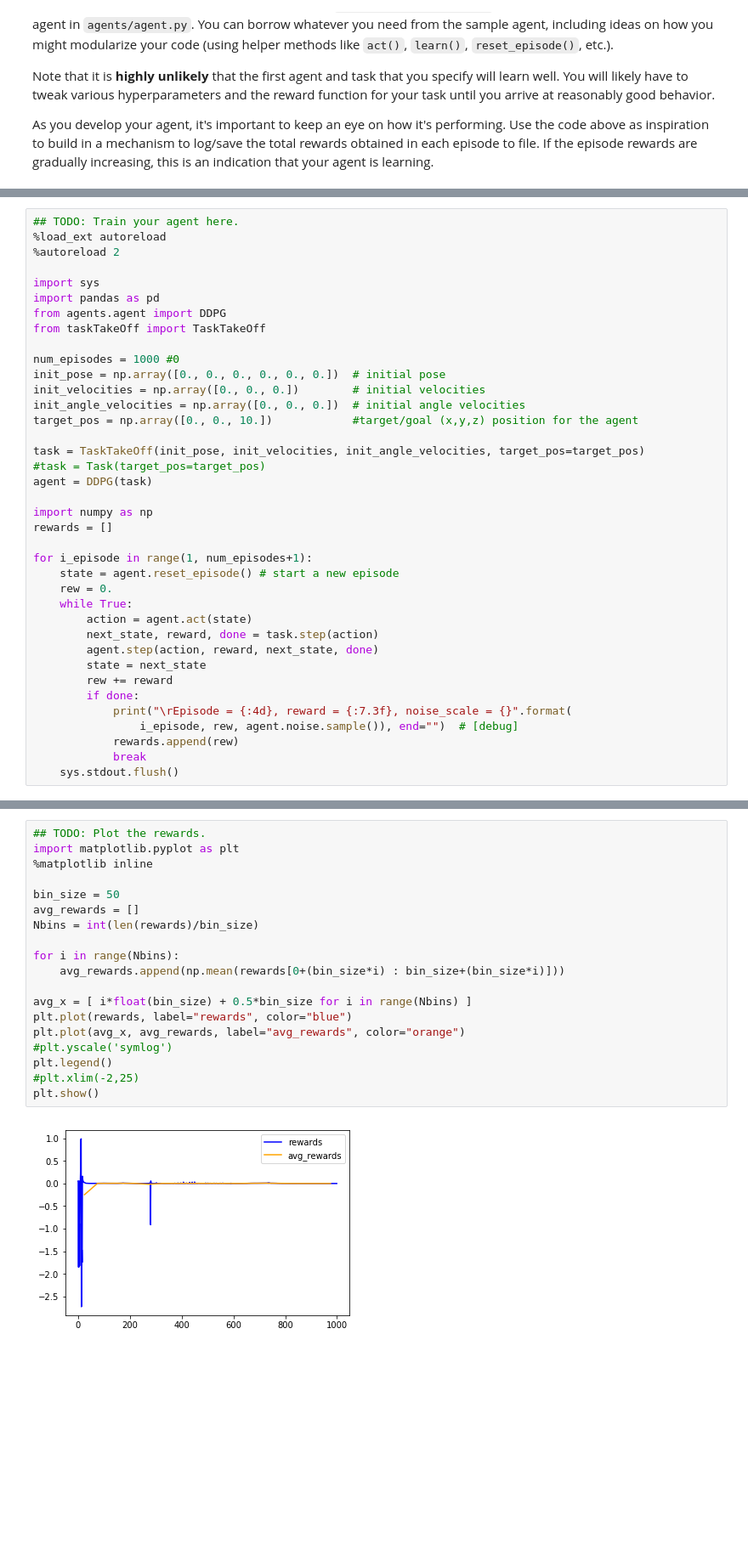
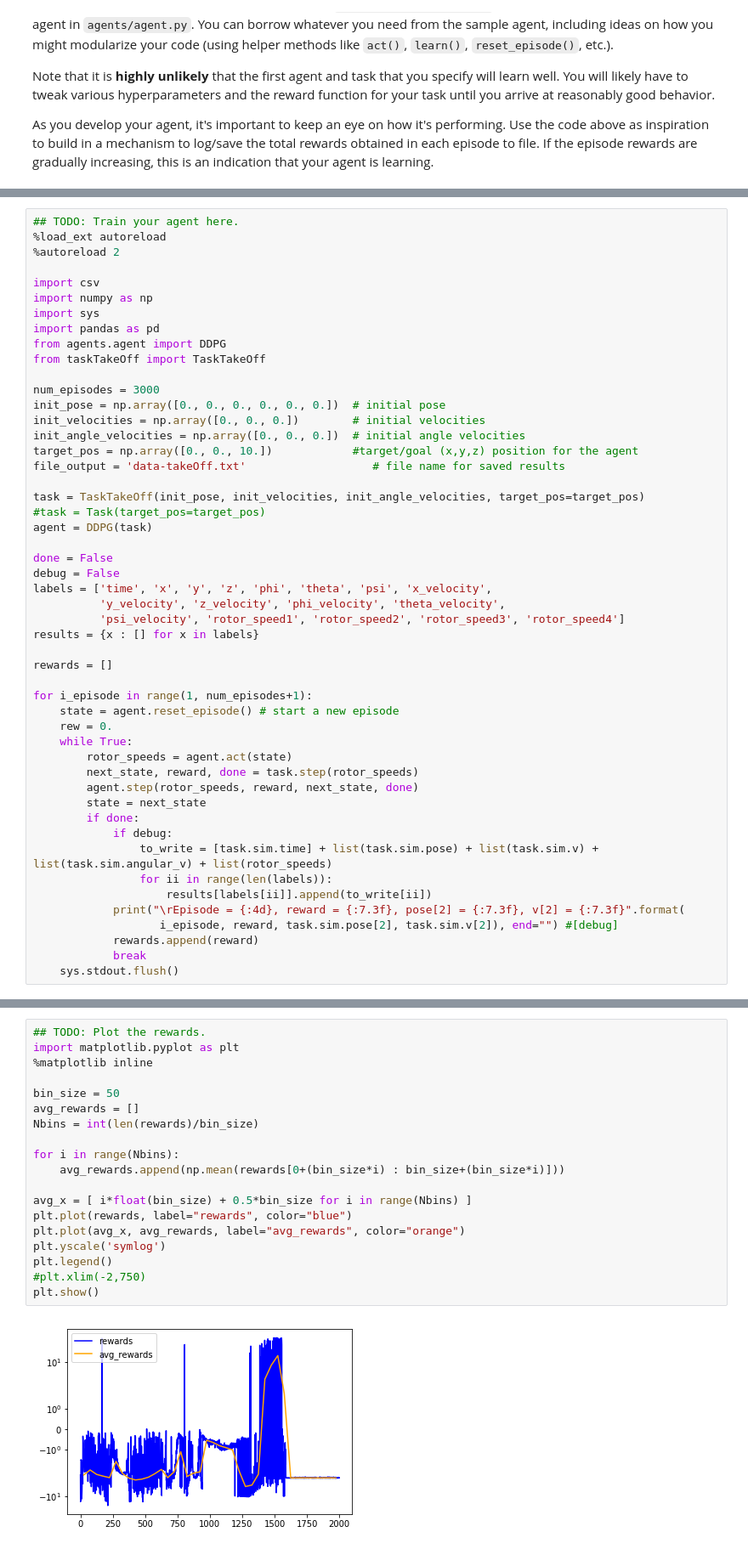
Before and after one commit to vykozlov/RL-Quadcopter-2, a Jupyter notebook: Quadcopter_Project.ipynb, the cells around one changed output, grey strips where cells are left out. Shown: that part at 85% size. Saved outputs shown, nothing was run; the diff lists cells and outputs as text; blank space fills up the shorter version.

```diff
--- a/Quadcopter_Project.ipynb
+++ b/Quadcopter_Project.ipynb
@@ -217,37 +202,49 @@ As you develop your agent, it's important to keep an eye on how it's performing.
 %load_ext autoreload
 %autoreload 2
 
+import csv
+import numpy as np
 import sys
 import pandas as pd
 from agents.agent import DDPG
 from taskTakeOff import TaskTakeOff
 
-num_episodes = 1000 #0
+num_episodes = 3000
 init_pose = np.array([0., 0., 0., 0., 0., 0.])  # initial pose
 init_velocities = np.array([0., 0., 0.])        # initial velocities
 init_angle_velocities = np.array([0., 0., 0.])  # initial angle velocities
 target_pos = np.array([0., 0., 10.])            #target/goal (x,y,z) position for the agent
+file_output = 'data-takeOff.txt'                   # file name for saved results
 
 task = TaskTakeOff(init_pose, init_velocities, init_angle_velocities, target_pos=target_pos)
 #task = Task(target_pos=target_pos)
 agent = DDPG(task)
 
-import numpy as np
+done = False
+debug = False
+labels = ['time', 'x', 'y', 'z', 'phi', 'theta', 'psi', 'x_velocity',
+          'y_velocity', 'z_velocity', 'phi_velocity', 'theta_velocity',
+          'psi_velocity', 'rotor_speed1', 'rotor_speed2', 'rotor_speed3', 'rotor_speed4']
+results = {x : [] for x in labels}
+
 rewards = []
 
 for i_episode in range(1, num_episodes+1):
     state = agent.reset_episode() # start a new episode
     rew = 0.
     while True:
-        action = agent.act(state)
-        next_state, reward, done = task.step(action)
-        agent.step(action, reward, next_state, done)
+        rotor_speeds = agent.act(state)
+        next_state, reward, done = task.step(rotor_speeds)
+        agent.step(rotor_speeds, reward, next_state, done)
         state = next_state
-        rew += reward
         if done:
-            print("\rEpisode = {:4d}, reward = {:7.3f}, noise_scale = {}".format(
-                i_episode, rew, agent.noise.sample()), end="")  # [debug]
-            rewards.append(rew)
+            if debug:
+                to_write = [task.sim.time] + list(task.sim.pose) + list(task.sim.v) + list(task.sim.angular_v) + list(rotor_speeds)
+                for ii in range(len(labels)):
+                    results[labels[ii]].append(to_write[ii])
+            print("\rEpisode = {:4d}, reward = {:7.3f}, pose[2] = {:7.3f}, v[2] = {:7.3f}".format(
+                   i_episode, reward, task.sim.pose[2], task.sim.v[2]), end="") #[debug]
+            rewards.append(reward)
             break
     sys.stdout.flush()
 # %% [output]
@@ -261,21 +258,21 @@ Once you are satisfied with your performance, plot the episode rewards, either f
 # %%
 ## TODO: Plot the rewards.
 import matplotlib.pyplot as plt
 %matplotlib inline
 
 bin_size = 50
 avg_rewards = []
 Nbins = int(len(rewards)/bin_size)
 
 for i in range(Nbins):
     avg_rewards.append(np.mean(rewards[0+(bin_size*i) : bin_size+(bin_size*i)]))
 
 avg_x = [ i*float(bin_size) + 0.5*bin_size for i in range(Nbins) ]
 plt.plot(rewards, label="rewards", color="blue")
 plt.plot(avg_x, avg_rewards, label="avg_rewards", color="orange")
-#plt.yscale('symlog')
+plt.yscale('symlog')
 plt.legend()
-#plt.xlim(-2,25)
+#plt.xlim(-2,750)
 plt.show()
 # %% [output]
-[figure, old version]
+[figure, new version]
```
Also changed, not shown: parts of 24 cells of this notebook, 3 other files.
